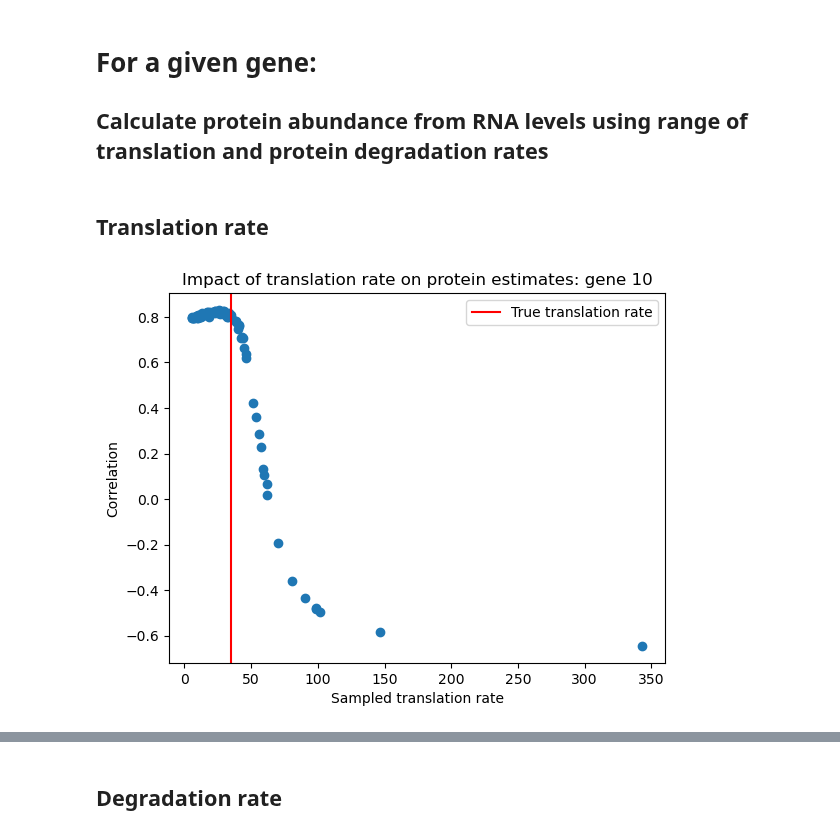
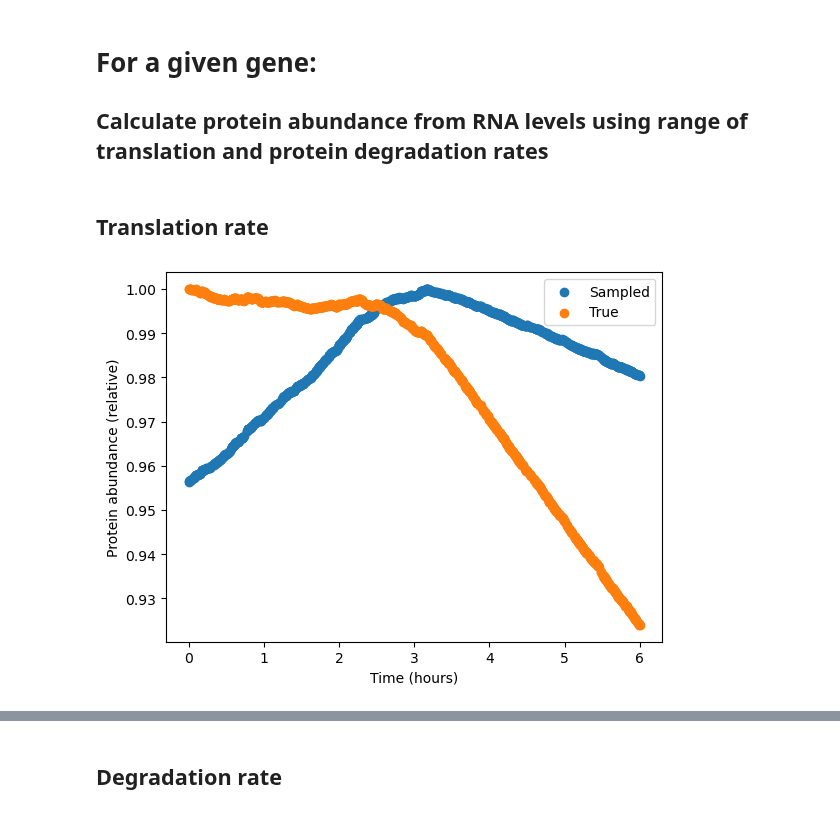
Before and after one commit to reliscu/chronocell_simulations, a Jupyter notebook: simulate_protein_imputation.ipynb, the cells around one changed output, grey strips where cells are left out. Cells and saved outputs as stored; diff of their text form; code cells hidden in the pictures.

```diff
--- a/simulate_protein_imputation.ipynb
+++ b/simulate_protein_imputation.ipynb
@@ -86,13 +87,14 @@ sampled_deg_errors = np.array([np.sqrt(np.mean((P_sampled_deg_observed[:, :, idx
+# %% [markdown]
+## Translation rate
 # %%
 gene_idx = 10
-# %% [markdown]
-## Translation rate
-# %%
-plt.scatter(sampled_transl_rates[gene_idx, :], sampled_transl_corrs[:, gene_idx]);
-plt.axvline(x=phi[gene_idx, 0], color='red', label="True translation rate")
-plt.xlabel("Sampled translation rate");
-plt.ylabel("Correlation");
-plt.title(f"Impact of translation rate on protein estimates: gene {gene_idx}");
-plt.legend();
-# %% [output]
-[figure, removed]
+# %%
+plt.scatter(true_t,
+            P_sampled_deg[0, :, gene_idx] / np.max(P_sampled_deg[0, :, gene_idx]),
+            label="Sampled")
+plt.scatter(true_t, P[:, gene_idx] / np.max(P[:, gene_idx]), label="True");
+plt.xlabel("Time (hours)");
+plt.ylabel("Protein abundance (relative)");
+plt.legend();
+# %% [output]
+[figure, added]
```
Also changed, not shown: parts of 22 cells of this notebook, 1 other file.
